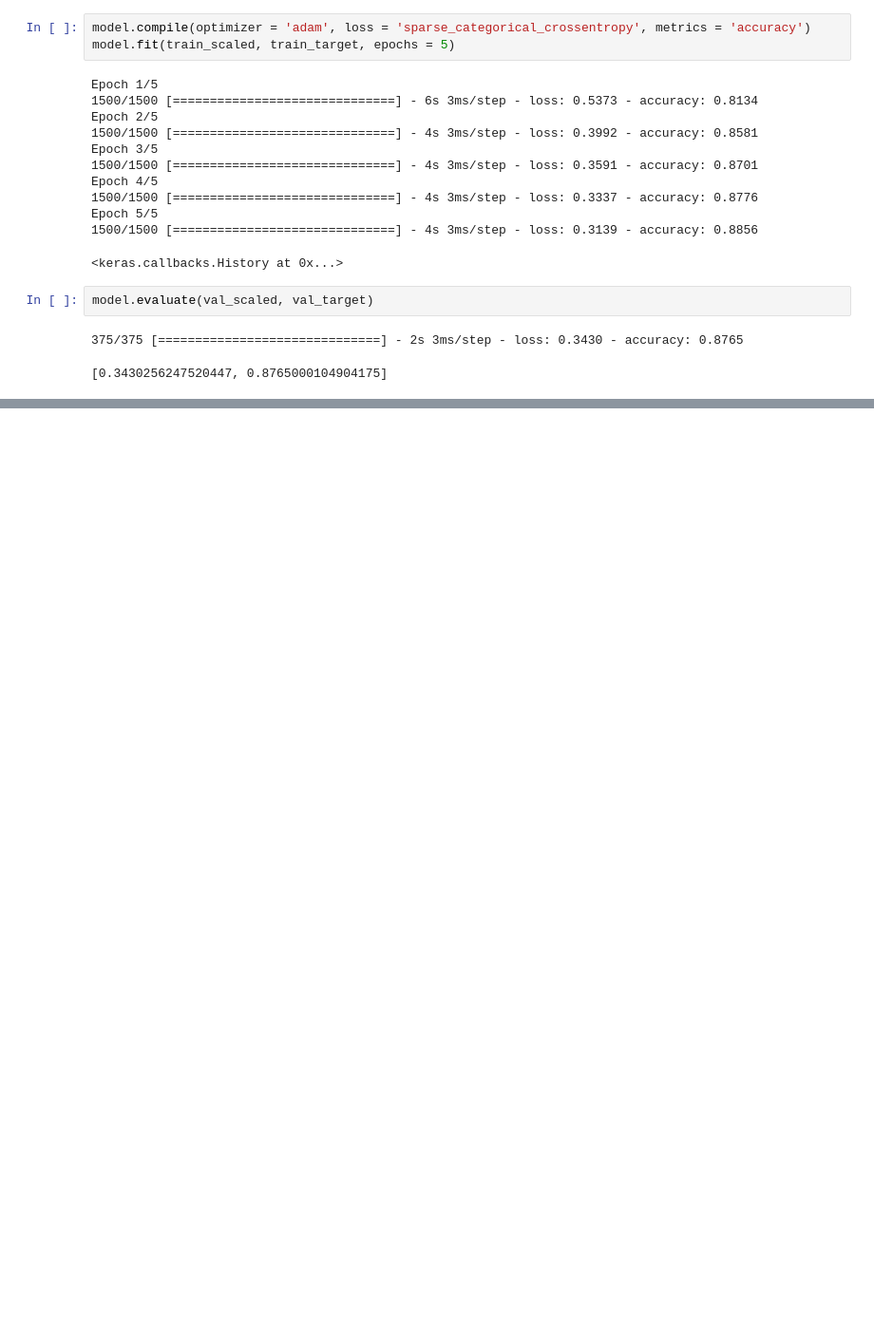
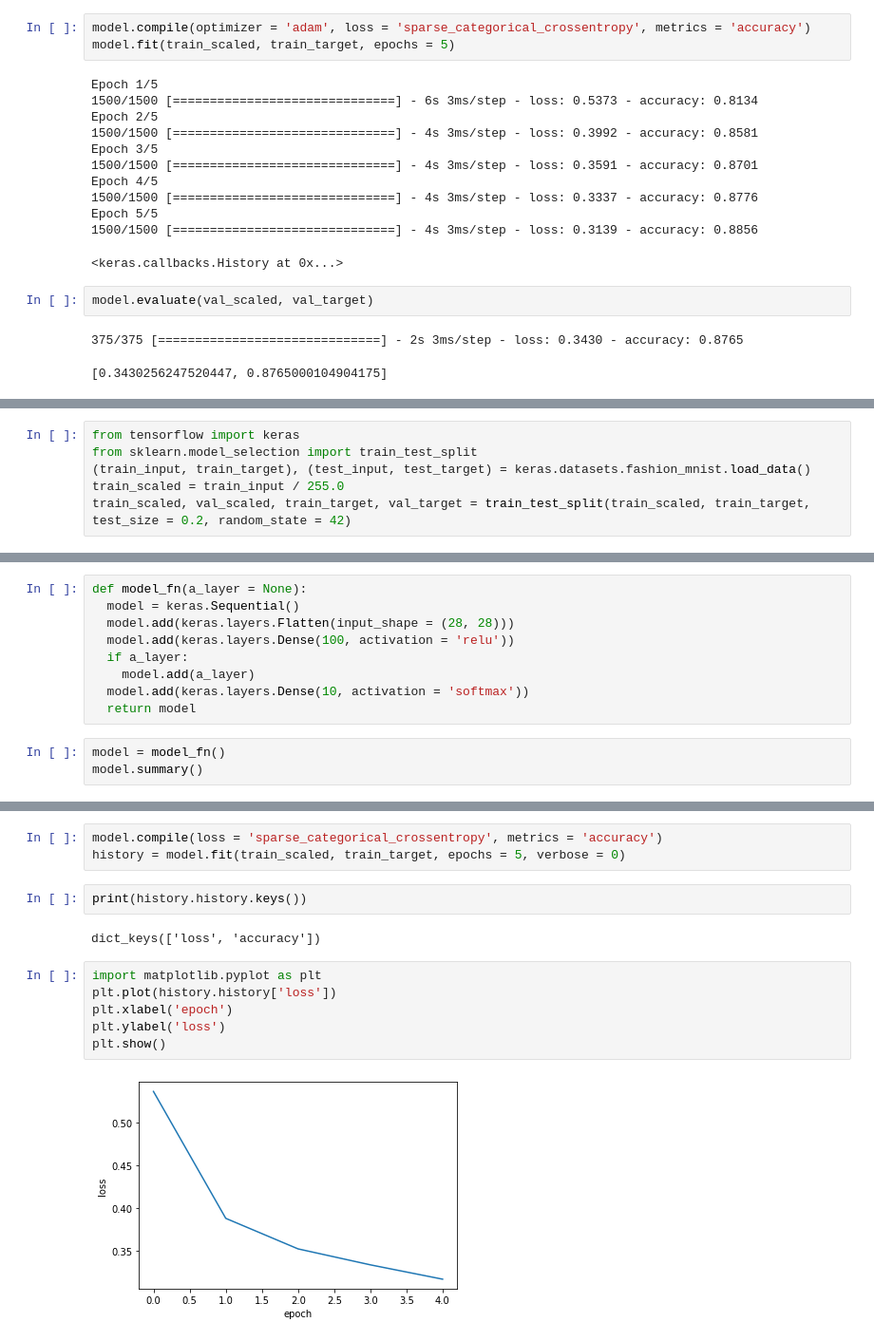
Before and after one commit to Tae1Yuk/ML-Study, a Jupyter notebook: Chapter7.ipynb, the cells around one changed output, grey strips where cells are left out. Shown: that part at 95% size. Cells and saved outputs as stored; diff of their text form; blank space fills up the shorter version.

```diff
--- a/Chapter7.ipynb
+++ b/Chapter7.ipynb
@@ -277,0 +278,6 @@ model.evaluate(val_scaled, val_target)
+# %%
+from tensorflow import keras
+from sklearn.model_selection import train_test_split
+(train_input, train_target), (test_input, test_target) = keras.datasets.fashion_mnist.load_data()
+train_scaled = train_input / 255.0
+train_scaled, val_scaled, train_target, val_target = train_test_split(train_scaled, train_target, test_size = 0.2, random_state = 42)
@@ -277,0 +296,12 @@ model.evaluate(val_scaled, val_target)
+# %%
+def model_fn(a_layer = None):
+  model = keras.Sequential()
+  model.add(keras.layers.Flatten(input_shape = (28, 28)))
+  model.add(keras.layers.Dense(100, activation = 'relu'))
+  if a_layer:
+    model.add(a_layer)
+  model.add(keras.layers.Dense(10, activation = 'softmax'))
+  return model
+# %%
+model = model_fn()
+model.summary()
@@ -277,0 +324,15 @@ model.evaluate(val_scaled, val_target)
+# %%
+model.compile(loss = 'sparse_categorical_crossentropy', metrics = 'accuracy')
+history = model.fit(train_scaled, train_target, epochs = 5, verbose = 0)
+# %%
+print(history.history.keys())
+# %% [output]
+dict_keys(['loss', 'accuracy'])
+# %%
+import matplotlib.pyplot as plt
+plt.plot(history.history['loss'])
+plt.xlabel('epoch')
+plt.ylabel('loss')
+plt.show()
+# %% [output]
+[figure, added]
```
Also changed, not shown: parts of 24 cells of this notebook.
